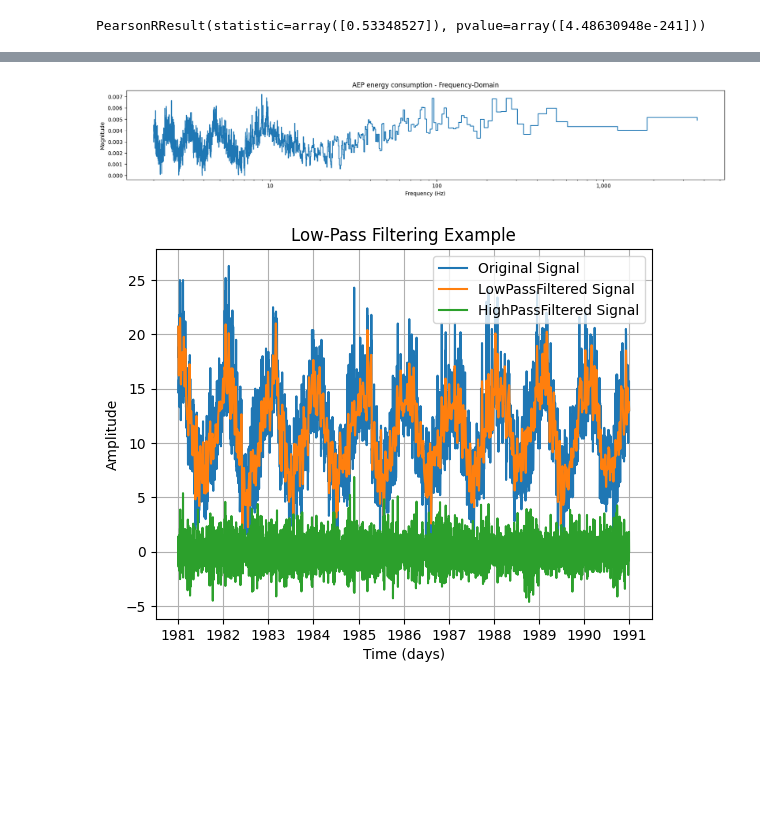
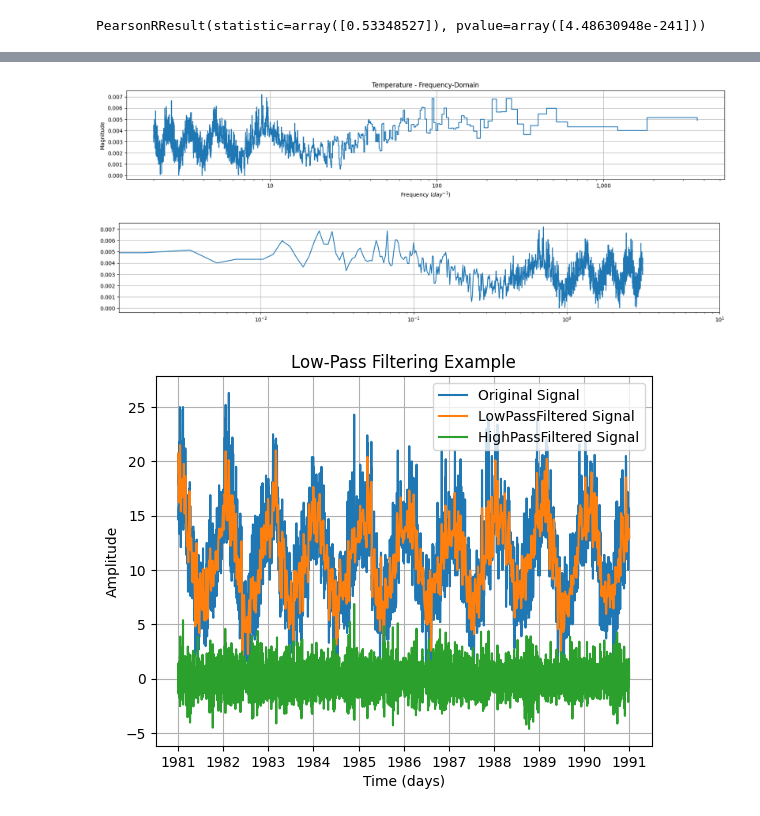
Before and after one commit to milicak/Data_Analysis_Course, a Jupyter notebook: correleation_coefficient_FFT.ipynb, the cells around one changed output, grey strips where cells are left out. Drawn from its saved outputs; the diff is of its cells as text; code cells hidden in the pictures; blank space fills up the shorter version.

```diff
--- a/correleation_coefficient_FFT.ipynb
+++ b/correleation_coefficient_FFT.ipynb
@@ -121,24 +132,33 @@ from numpy import fft
 # %%
 X = fft.fft(data)
 N = len(X)
 frequencies = fft.fftfreq(N, 1)
 periods = 1 / frequencies
 fft_magnitude = np.abs(X) / N
 
 mask = frequencies >= 0
 
 # Plot the Fourier Transform
 fig, ax = plt.subplots(figsize=(20, 3))
 ax.step(periods[mask], fft_magnitude[mask]) # Only plot positive frequencies
 ax.set_xscale('log')
 ax.xaxis.set_major_formatter('{x:,.0f}')
-ax.set_title('AEP energy consumption - Frequency-Domain')
-ax.set_xlabel('Frequency (Hz)')
+ax.set_title('Temperature - Frequency-Domain')
+ax.set_xlabel(r'Frequency $(day^{-1})$')
 ax.set_ylabel('Magnitude')
+plt.grid()
 #plt.xlim(1,100)
 plt.show()
 # %% [output]
-[figure, old version]
+[figure, new version]
+# %%
+fig, ax = plt.subplots(figsize=(20, 3))
+ax.plot(2*np.pi/periods[mask], fft_magnitude[mask])
+ax.set_xscale('log')
+plt.xlim(0,10)
+plt.grid()
+# %% [output]
+[figure, added]
 # %%
 from scipy.signal import butter, filtfilt
 # Filter parameters
```
Also changed, not shown: parts of 3 cells of this notebook.
